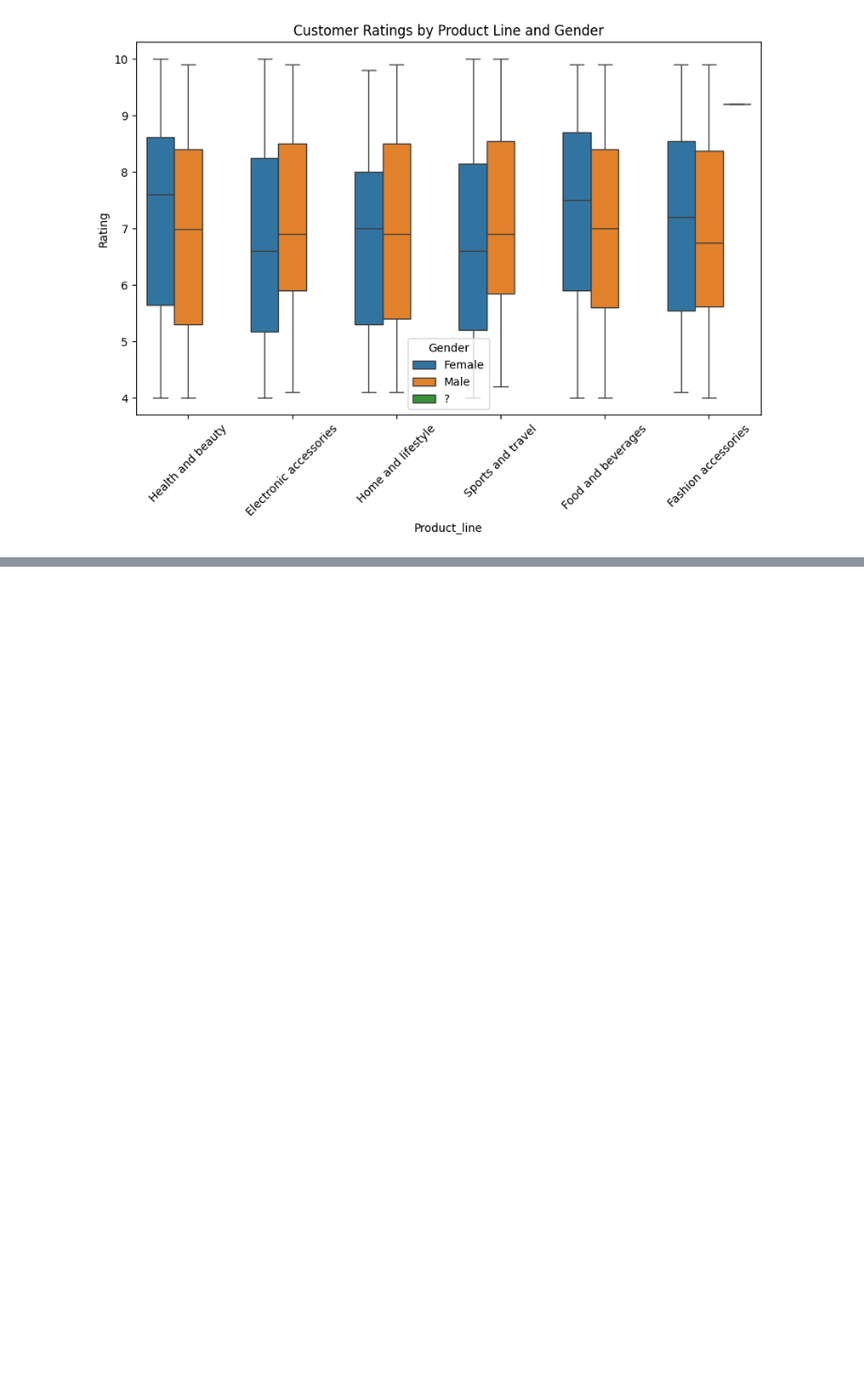
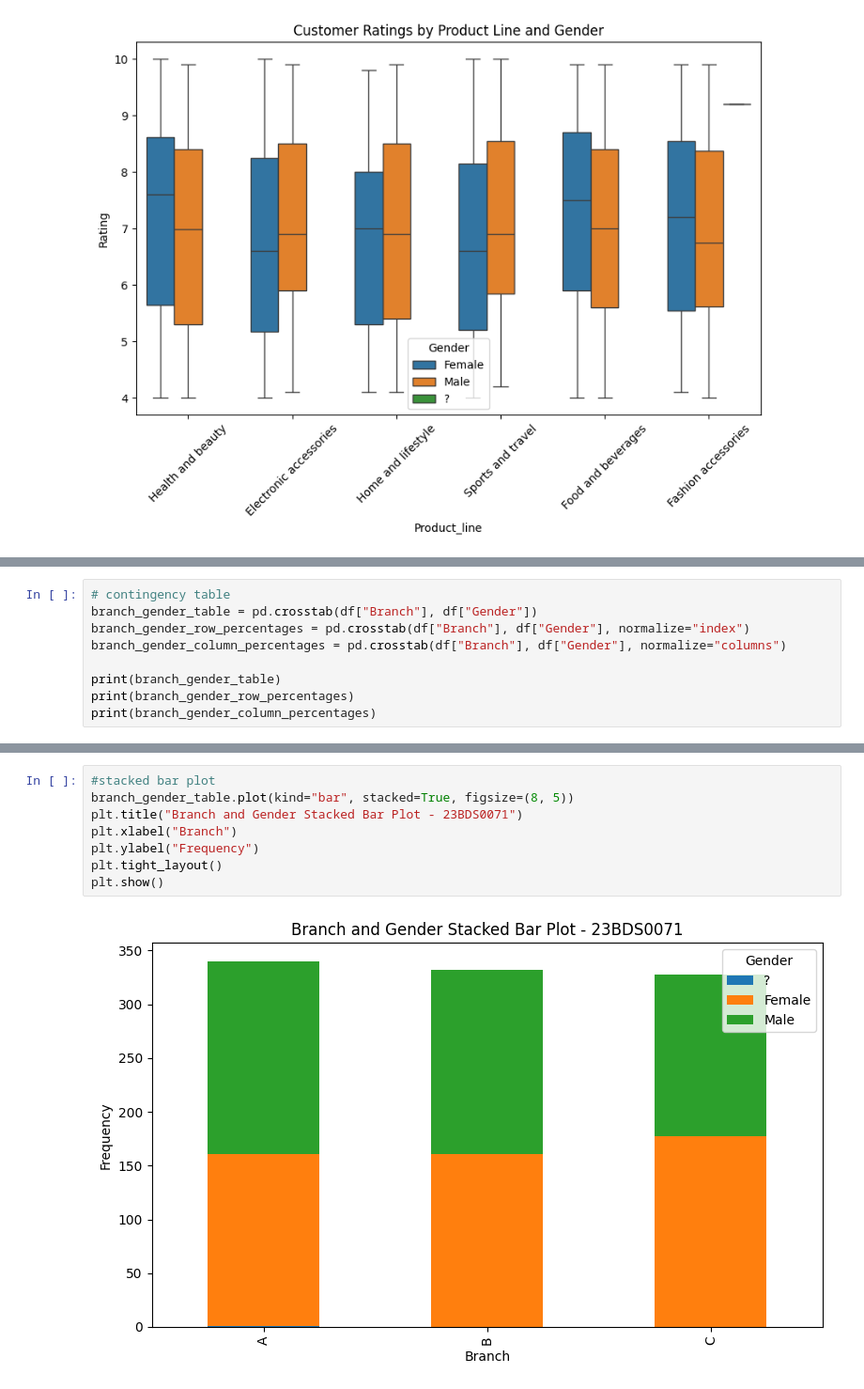
Before and after one commit to aryaman2603/AryamanGhaisas, a Jupyter notebook: EDA_CourseProject.ipynb, the cells around one changed output, grey strips where cells are left out. Shown at 94% size. Saved outputs shown, nothing was run; the diff lists cells and outputs as text; blank space fills up the shorter version.

```diff
--- a/EDA_CourseProject.ipynb
+++ b/EDA_CourseProject.ipynb
@@ -292,0 +389,9 @@ plt.show()
+# %%
+# contingency table
+branch_gender_table = pd.crosstab(df["Branch"], df["Gender"])
+branch_gender_row_percentages = pd.crosstab(df["Branch"], df["Gender"], normalize="index")
+branch_gender_column_percentages = pd.crosstab(df["Branch"], df["Gender"], normalize="columns")
+
+print(branch_gender_table)
+print(branch_gender_row_percentages)
+print(branch_gender_column_percentages)
@@ -292,0 +414,10 @@ plt.show()
+# %%
+#stacked bar plot
+branch_gender_table.plot(kind="bar", stacked=True, figsize=(8, 5))
+plt.title("Branch and Gender Stacked Bar Plot - 23BDS0071")
+plt.xlabel("Branch")
+plt.ylabel("Frequency")
+plt.tight_layout()
+plt.show()
+# %% [output]
+[figure, added]
```
Also changed, not shown: parts of 23 cells of this notebook.
